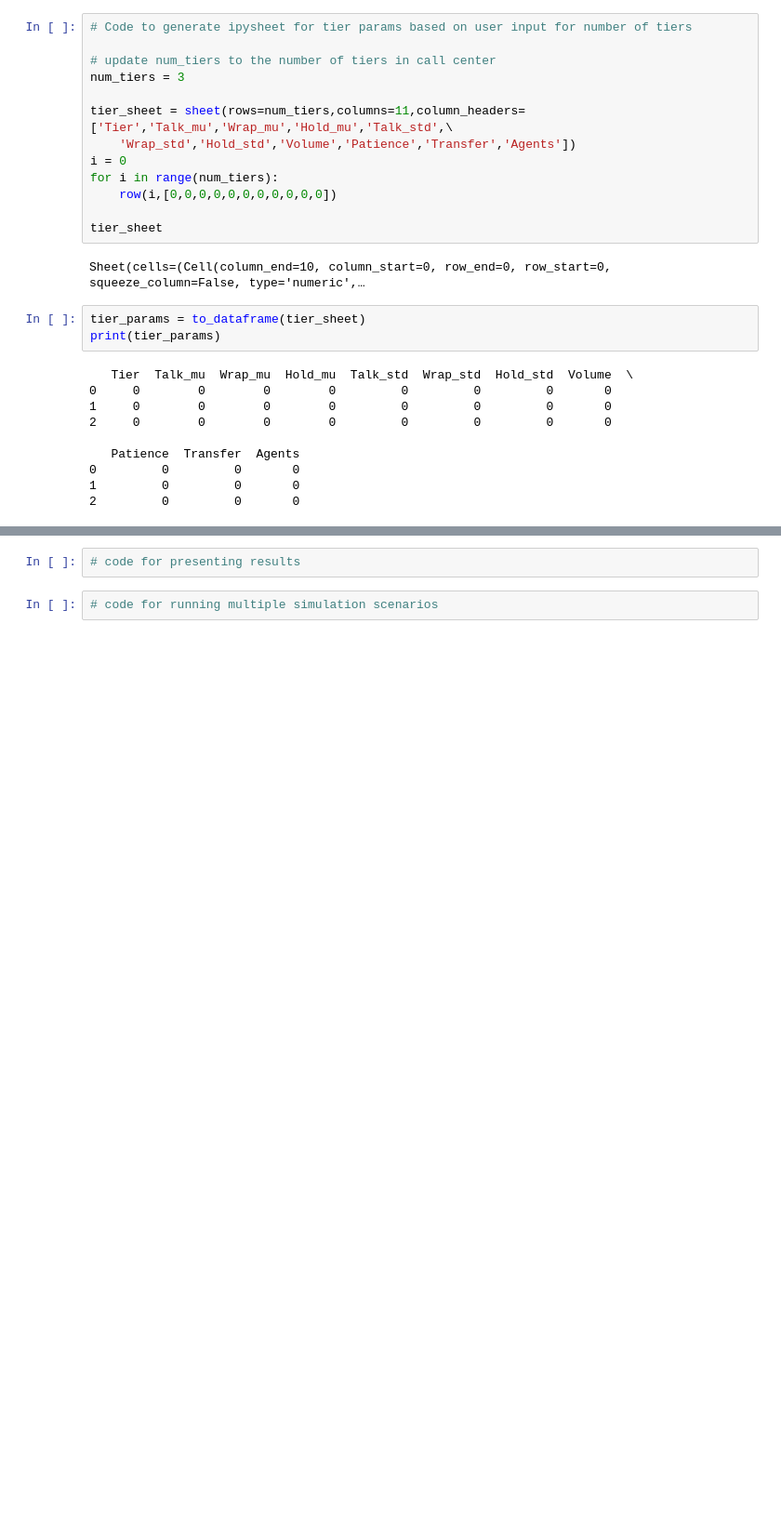
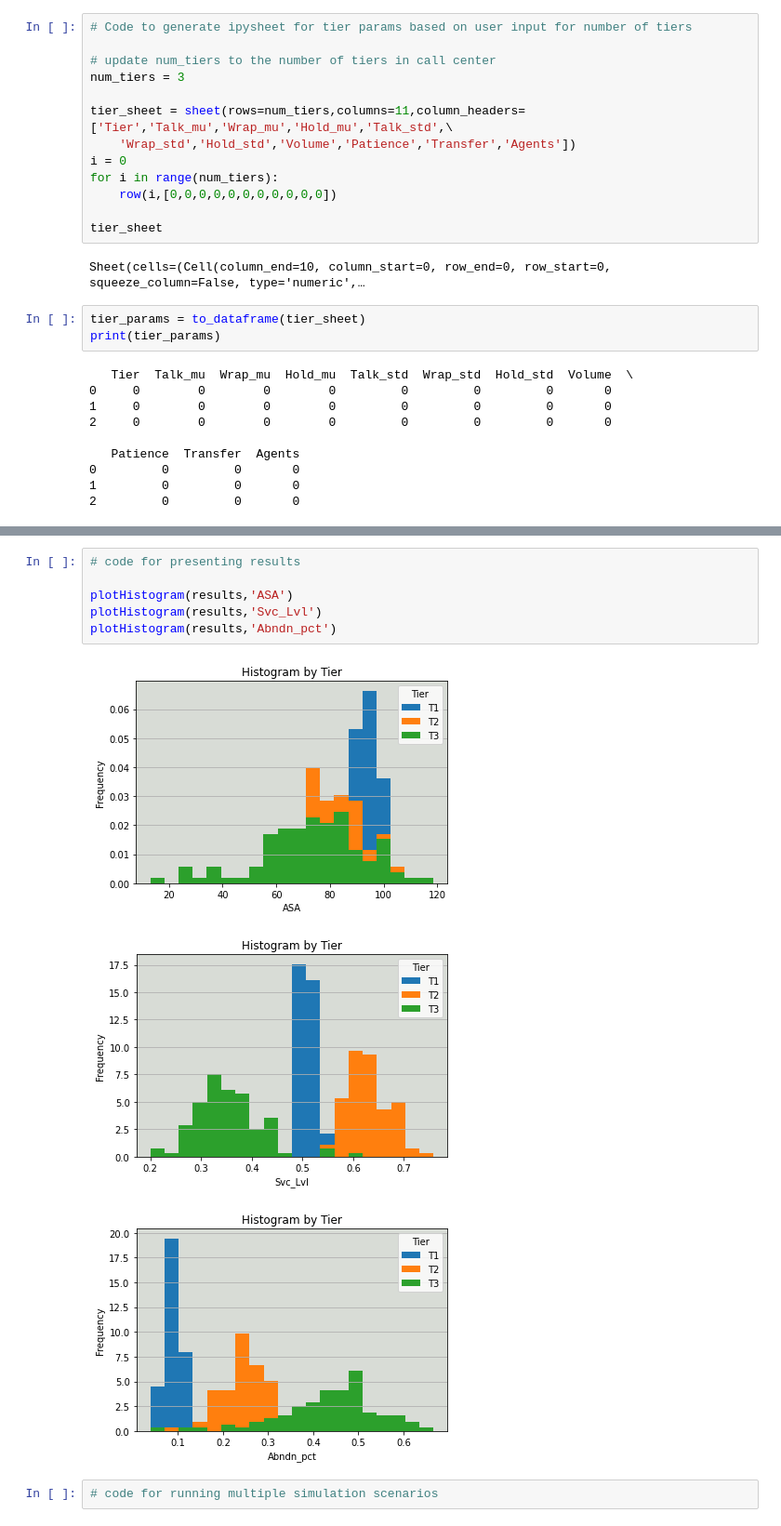
Before and after one commit to kldarter/call_center_simulation, a Jupyter notebook: run_sim.ipynb, the cells around one changed output, grey strips where cells are left out. Shown: that part at 93% size. Drawn from its saved outputs; the diff is of its cells as text; blank space fills up the shorter version.

Commit message:
added histogram function

```diff
--- a/run_sim.ipynb
+++ b/run_sim.ipynb
@@ -83,4 +101,12 @@ results  = run_Simulation(sim_params,tier_params)
 # %%
 # code for presenting results
+
+plotHistogram(results,'ASA')
+plotHistogram(results,'Svc_Lvl')
+plotHistogram(results,'Abndn_pct')
+# %% [output]
+[figure, added]
+[figure, added]
+[figure, added]
 # %%
 # code for running multiple simulation scenarios
```
Also changed, not shown: parts of 5 cells of this notebook, 2 other files.
